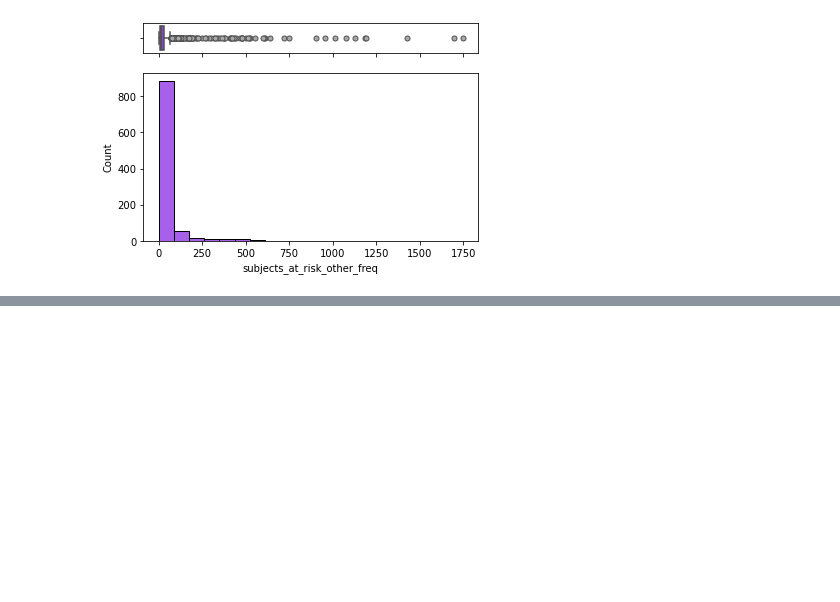
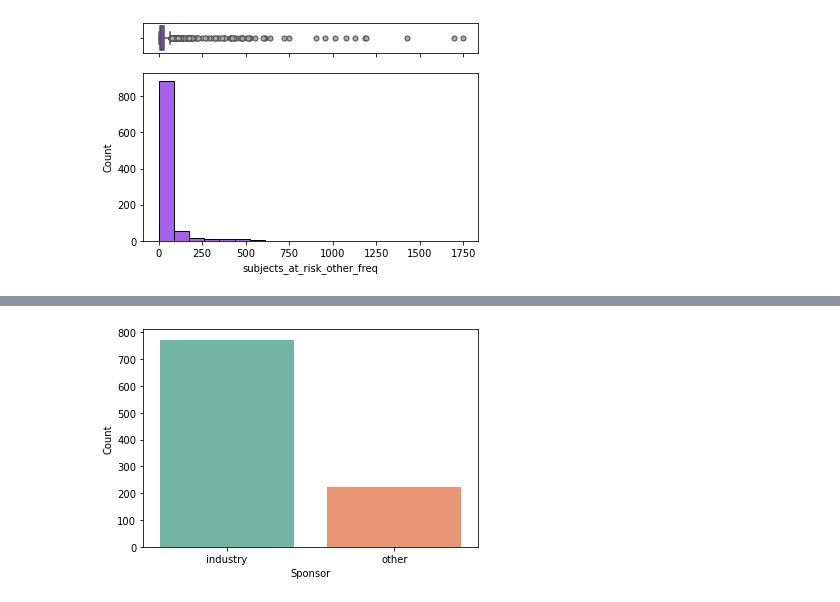
Before and after one commit to brunalos/clinical-trials-ml, a Jupyter notebook: vaccines.ipynb, the cells around one changed output, grey strips where cells are left out. Cells and saved outputs as stored; diff of their text form; code cells hidden in the pictures; blank space fills up the shorter version.

```diff
--- a/vaccines.ipynb
+++ b/vaccines.ipynb
@@ -1678,0 +1717,9 @@ creating_box_hist('subjects_at_risk_other_freq', df_ml, 20)
+# %%
+# Plot a countplot: agency class
+sns.countplot(x='agency_class', data=df_ml, palette='Set2')
+#plt.title('DDistribution of Agency Class in Vaccine Clinical Trials')
+plt.xlabel('Sponsor')
+plt.ylabel('Count')
+plt.show()
+# %% [output]
+[figure, added]
```
Also changed, not shown: parts of 6 cells of this notebook.
